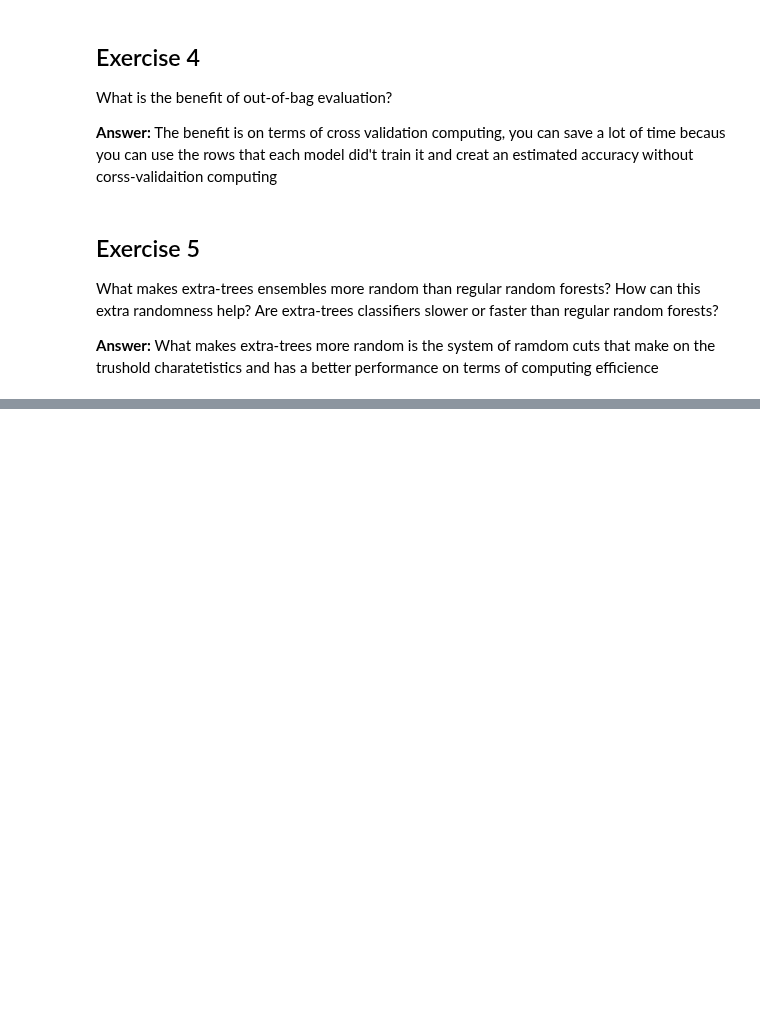
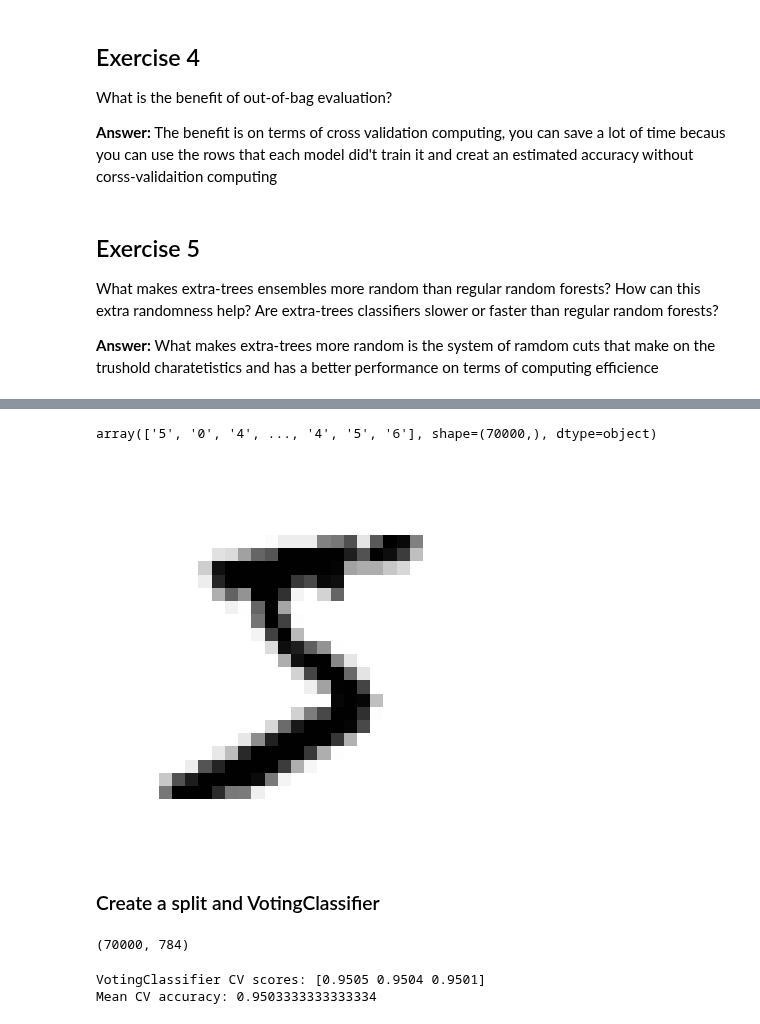
Before and after one commit to Sechi42/homl-study, a Jupyter notebook: 06_ensemble_learning_and_random_forests/excersices.ipynb, the cells around one changed output, grey strips where cells are left out. Saved outputs shown, nothing was run; the diff lists cells and outputs as text; code cells hidden in the pictures; blank space fills up the shorter version.

```diff
--- a/06_ensemble_learning_and_random_forests/excersices.ipynb
+++ b/06_ensemble_learning_and_random_forests/excersices.ipynb
@@ -53,0 +44,7 @@ pass
+# %%
+from sklearn.datasets import fetch_openml
+
+mnist = fetch_openml('mnist_784', as_frame=False)
+# %%
+X, y = mnist.data, mnist.target
+X
@@ -53,0 +59,19 @@ pass
+# %%
+y
+# %% [output]
+array(['5', '0', '4', ..., '4', '5', '6'], shape=(70000,), dtype=object)
+# %%
+import matplotlib.pyplot as plt
+
+def plot_digit(image_data):
+    image = image_data.reshape(28, 28)
+    plt.imshow(image, cmap='binary')
+    plt.axis('off')
+
+some_digit = X[0]
+plot_digit(some_digit)
+plt.show()
+# %% [output]
+[figure, added]
+# %% [markdown]
+### Create a split and VotingClassifier
@@ -53,0 +80,4 @@ pass
+# %%
+X.shape
+# %% [output]
+(70000, 784)
@@ -53,0 +92,15 @@ pass
+# %%
+voting_clf = VotingClassifier(
+    estimators=[
+        ('lr', LogisticRegression(random_state=42)),
+        ('svc', SVC(random_state=42)),
+        ('gb', GradientBoostingClassifier(random_state=42))
+    ]
+)
+
+cv_scores = cross_val_score(voting_clf, X_train, y_train, cv=3, n_jobs=-2)
+print("VotingClassifier CV scores:", cv_scores)
+print("Mean CV accuracy:", cv_scores.mean())
+# %% [output]
+VotingClassifier CV scores: [0.9505 0.9504 0.9501]
+Mean CV accuracy: 0.9503333333333334
```
Also changed, not shown: parts of 23 cells of this notebook, 3 other files.
